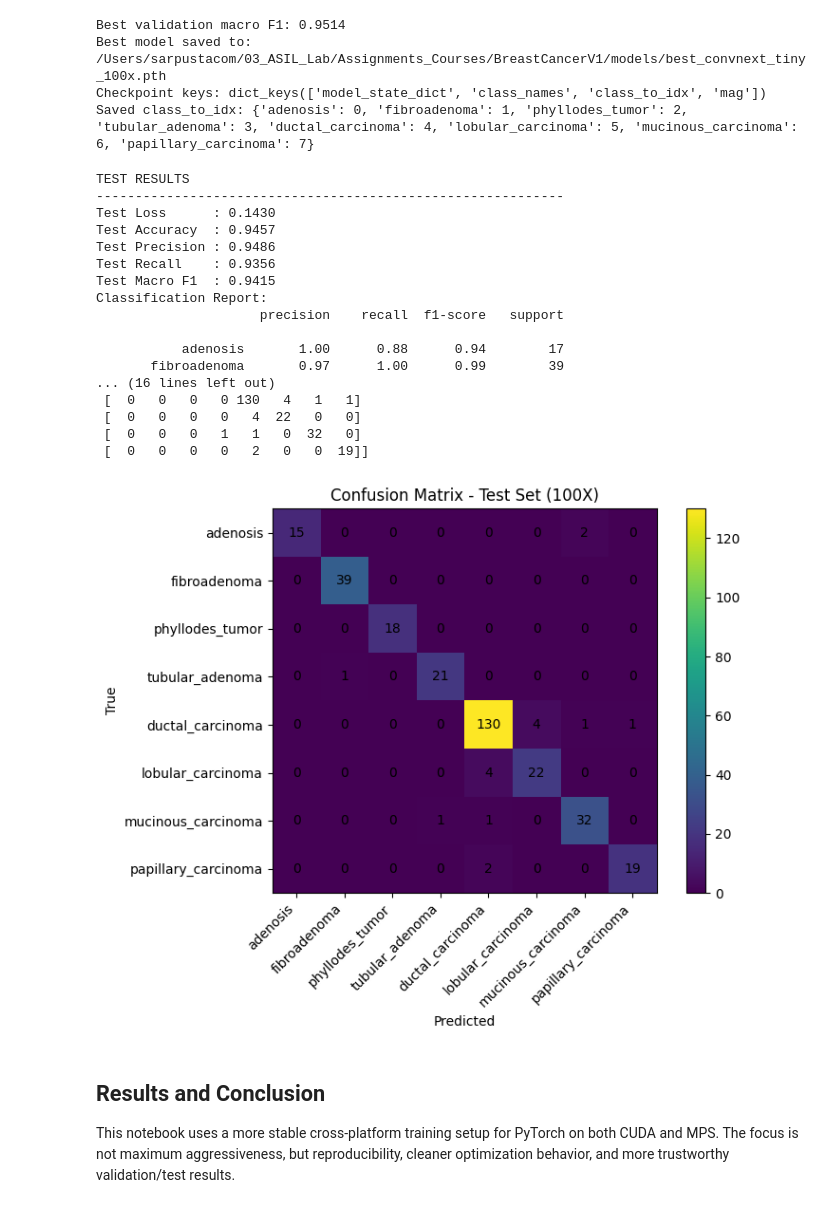
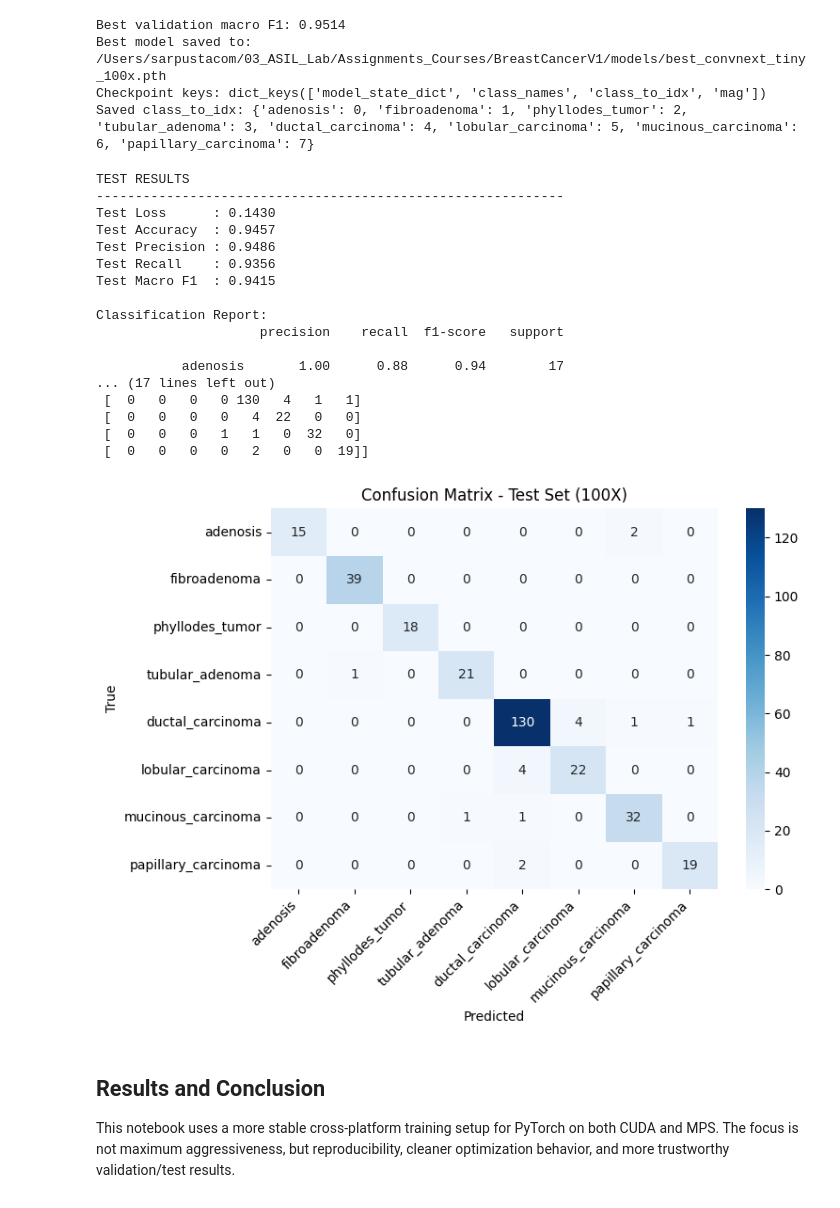
Before and after one commit to sarpustacom/BreastCancerV1, a Jupyter notebook: notebook_training_classification_v3.ipynb, the cells around one changed output. Cells and saved outputs as stored; diff of their text form; code cells hidden in the pictures.

```diff
--- a/pre_release/notebook_training_classification_v3.ipynb
+++ b/notebook_training_classification_v3.ipynb
@@ -476,8 +476,12 @@ Best model saved to: /Users/sarpustacom/03_ASIL_Lab/Assignments_Courses/BreastCa
 Checkpoint keys: dict_keys(['model_state_dict', 'class_names', 'class_to_idx', 'mag'])
 Saved class_to_idx: {'adenosis': 0, 'fibroadenoma': 1, 'phyllodes_tumor': 2, 'tubular_adenoma': 3, 'ductal_carcinoma': 4, 'lobular_carcinoma': 5, 'mucinous_carcinoma': 6, 'papillary_carcinoma': 7}
 # %%
+# Gerekli kütüphanelerin import edildiğinden emin olalım
+import seaborn as sns
+import matplotlib.pyplot as plt
+from sklearn.metrics import classification_report, confusion_matrix
+
 # Print final test results and classification report
-
 print("TEST RESULTS")
 print("-" * 60)
 print(f"Test Loss      : {avg_test_loss:.4f}")
@@ -485,48 +489,52 @@ print(f"Test Accuracy  : {test_acc:.4f}")
 print(f"Test Precision : {test_prec:.4f}")
 print(f"Test Recall    : {test_rec:.4f}")
 print(f"Test Macro F1  : {test_f1:.4f}")
-print("Classification Report:")
+
+print("\nClassification Report:")
 print(classification_report(y_true, y_pred, target_names=CLASS_NAMES, zero_division=0))
+
 print("Confusion Matrix:")
 cm = confusion_matrix(y_true, y_pred)
 print(cm)
 
-import matplotlib.pyplot as plt
+# Confusion Matrix Görselleştirmesi
+plt.figure(figsize=(8, 6))
 
-plt.figure(figsize=(8, 6))
-plt.imshow(cm)
-plt.colorbar()
-plt.xticks(range(len(CLASS_NAMES)), CLASS_NAMES, rotation=45, ha="right")
-plt.yticks(range(len(CLASS_NAMES)), CLASS_NAMES)
+# Sadece Seaborn Heatmap kullanarak temiz bir görünüm elde ediyoruz
+sns.heatmap(cm,
+            annot=True,           # Hücrelerin içine sayıları otomatik yazdırır
+            fmt="d",              # Sayıların tam sayı (integer) formatında olmasını sağlar
+            cmap="Blues",         # "blues" yerine "Blues" olmalı
+            xticklabels=CLASS_NAMES,
+            yticklabels=CLASS_NAMES)
+
+plt.xticks(rotation=45, ha="right")
+plt.yticks(rotation=0)            # Y eksenindeki isimlerin düz okunmasını sağlar
 plt.xlabel("Predicted")
 plt.ylabel("True")
 plt.title(f"Confusion Matrix - Test Set ({MAG})")
 
-for i in range(cm.shape[0]):
-    for j in range(cm.shape[1]):
-        plt.text(j, i, cm[i, j], ha="center", va="center")
-
 plt.tight_layout()
 plt.show()
 # %% [output]
 TEST RESULTS
 ------------------------------------------------------------
 Test Loss      : 0.1430
 Test Accuracy  : 0.9457
 Test Precision : 0.9486
 Test Recall    : 0.9356
 Test Macro F1  : 0.9415
+
 Classification Report:
                      precision    recall  f1-score   support
 
            adenosis       1.00      0.88      0.94        17
-       fibroadenoma       0.97      1.00      0.99        39
-... (16 lines left out)
+... (17 lines left out)
  [  0   0   0   0 130   4   1   1]
  [  0   0   0   0   4  22   0   0]
  [  0   0   0   1   1   0  32   0]
  [  0   0   0   0   2   0   0  19]]
-[figure, old version]
+[figure, new version]
 # %% [markdown]
 ## Results and Conclusion
 This notebook uses a more stable cross-platform training setup for PyTorch on both CUDA and MPS. The focus is not maximum aggressiveness, but reproducibility, cleaner optimization behavior, and more trustworthy validation/test results.
```
Also changed, not shown: 1 other file.
